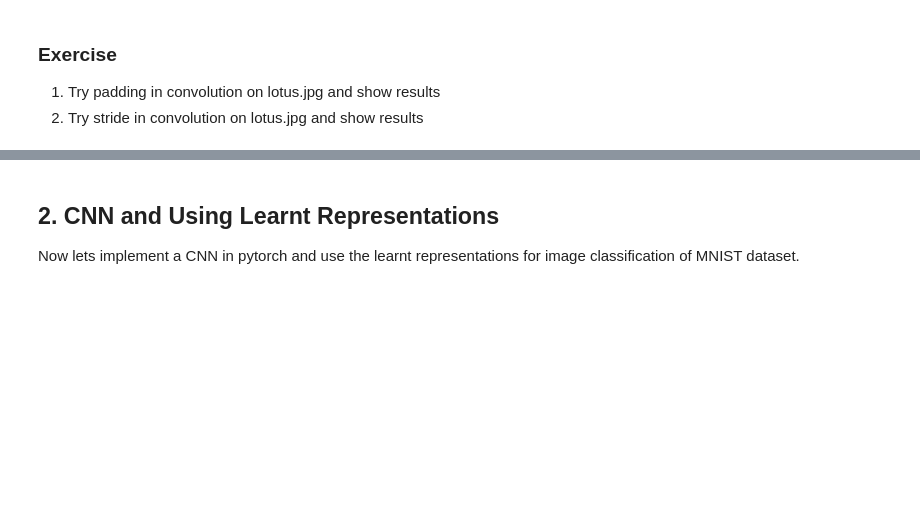
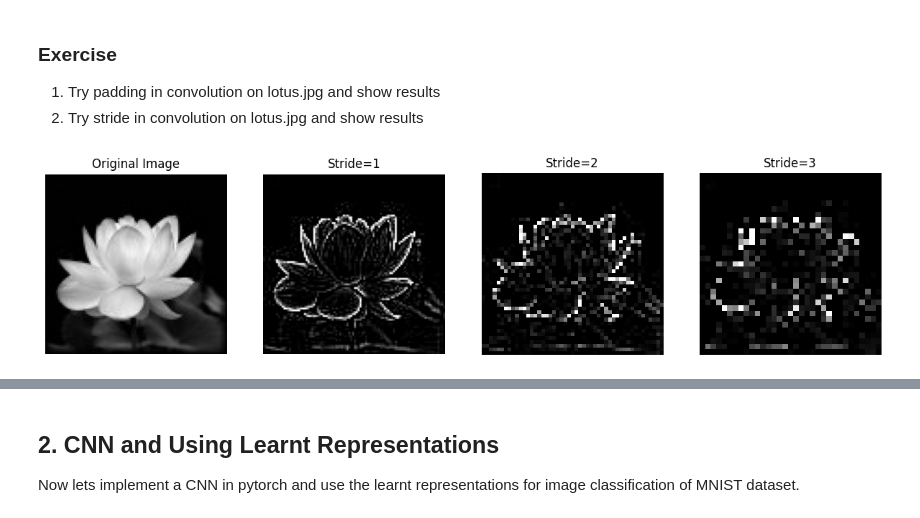
Before and after one commit to HUB24090013/STP-AIML-Lab-and-Projects, a Jupyter notebook: AIML_CNN_&_Architectures.ipynb, the cells around one changed output, grey strips where cells are left out. Cells and saved outputs as stored; diff of their text form; code cells hidden in the pictures; blank space fills up the shorter version.

```diff
--- a/AIML_CNN_&_Architectures.ipynb
+++ b/AIML_CNN_&_Architectures.ipynb
@@ -219,3 +219,74 @@ Output image size:  (97, 98)
 ### Exercise
 1. Try padding in convolution on lotus.jpg and show results
 2. Try stride  in convolution on lotus.jpg and show results
+# %%
+import cv2
+import numpy as np
+import matplotlib.pyplot as plt
+
+# Load the image in grayscale
+image_path = "/content/lotus.jpg"
+image = cv2.imread(image_path, cv2.IMREAD_GRAYSCALE)
+
+if image is None:
+    raise ValueError("Error: Image not loaded. Check the file path.")
+
+# Define a simple 3x3 edge-detection kernel
+kernel = np.array([[-1, -1, -1],
+                   [-1,  8, -1],
+                   [-1, -1, -1]])
+
+# Apply convolution with different stride settings
+def apply_convolution(image, kernel, stride=1, padding=0):
+    # Ensure image is in grayscale format
+    if len(image.shape) != 2:
+        raise ValueError("Error: Image should be in grayscale format.")
+
+    # Pad the image
+    padded_image = np.pad(image, pad_width=padding, mode='constant', constant_values=0)
+
+    # Get dimensions
+    kernel_size = kernel.shape[0]
+    out_height = (padded_image.shape[0] - kernel_size) // stride + 1
+    out_width = (padded_image.shape[1] - kernel_size) // stride + 1
+
+    # Ensure output dimensions are valid
+    if out_height <= 0 or out_width <= 0:
+        raise ValueError("Error: Output size is invalid. Check stride and padding values.")
+
+    # Initialize output
+    output = np.zeros((out_height, out_width))
+
+    # Perform convolution
+    for i in range(0, out_height):
+        for j in range(0, out_width):
+            region = padded_image[i*stride:i*stride+kernel_size, j*stride:j*stride+kernel_size]
+            output[i, j] = np.sum(region * kernel)
+
+    # Normalize output
+    output = np.clip(output, 0, 255)
+
+    return output.astype(np.uint8)
+
+# Apply convolution with different strides
+conv_stride_1 = apply_convolution(image, kernel, stride=1, padding=0)
+conv_stride_2 = apply_convolution(image, kernel, stride=2, padding=0)
+conv_stride_3 = apply_convolution(image, kernel, stride=3, padding=0)
+
+# Plot results
+fig, axes = plt.subplots(1, 4, figsize=(15, 5))
+axes[0].imshow(image, cmap='gray')
+axes[0].set_title("Original Image")
+axes[1].imshow(conv_stride_1, cmap='gray')
+axes[1].set_title("Stride=1")
+axes[2].imshow(conv_stride_2, cmap='gray')
+axes[2].set_title("Stride=2")
+axes[3].imshow(conv_stride_3, cmap='gray')
+axes[3].set_title("Stride=3")
+
+for ax in axes:
+    ax.axis("off")
+
+plt.show()
+# %% [output]
+[figure, added]
```
Also changed, not shown: parts of 2 cells of this notebook.
